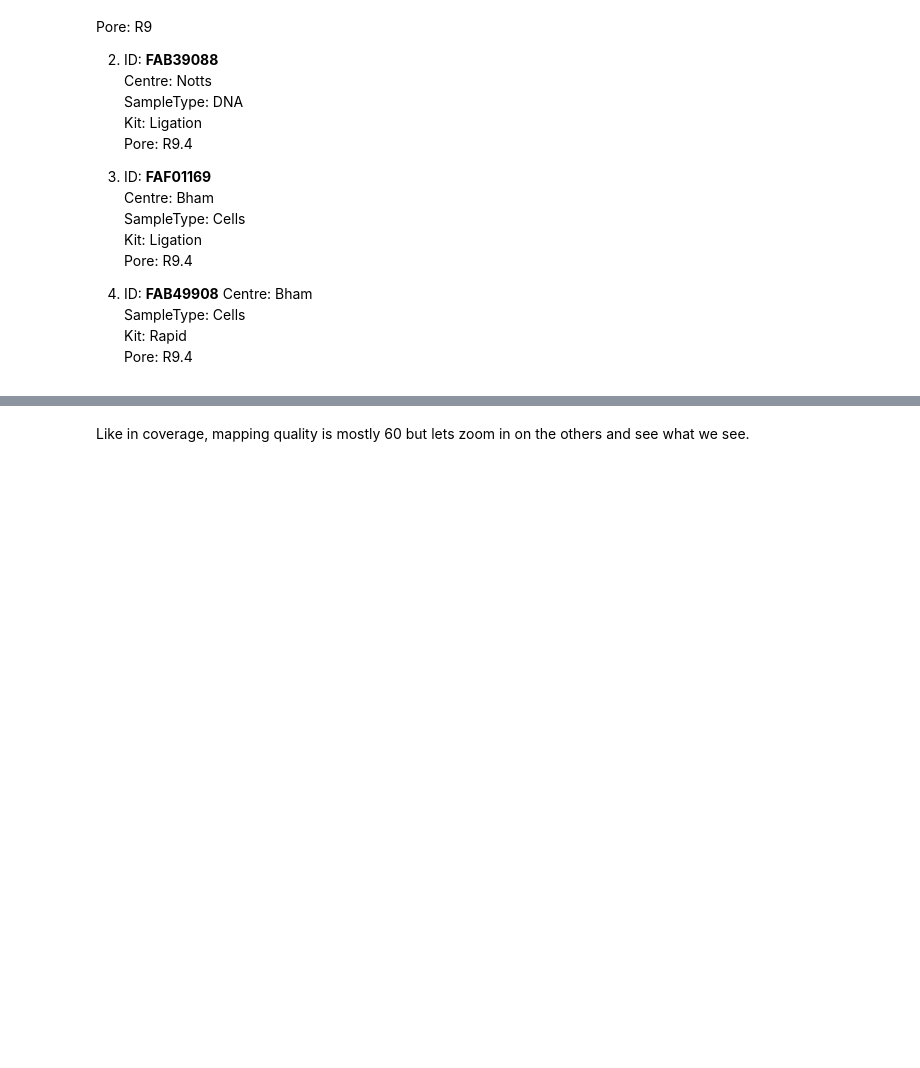
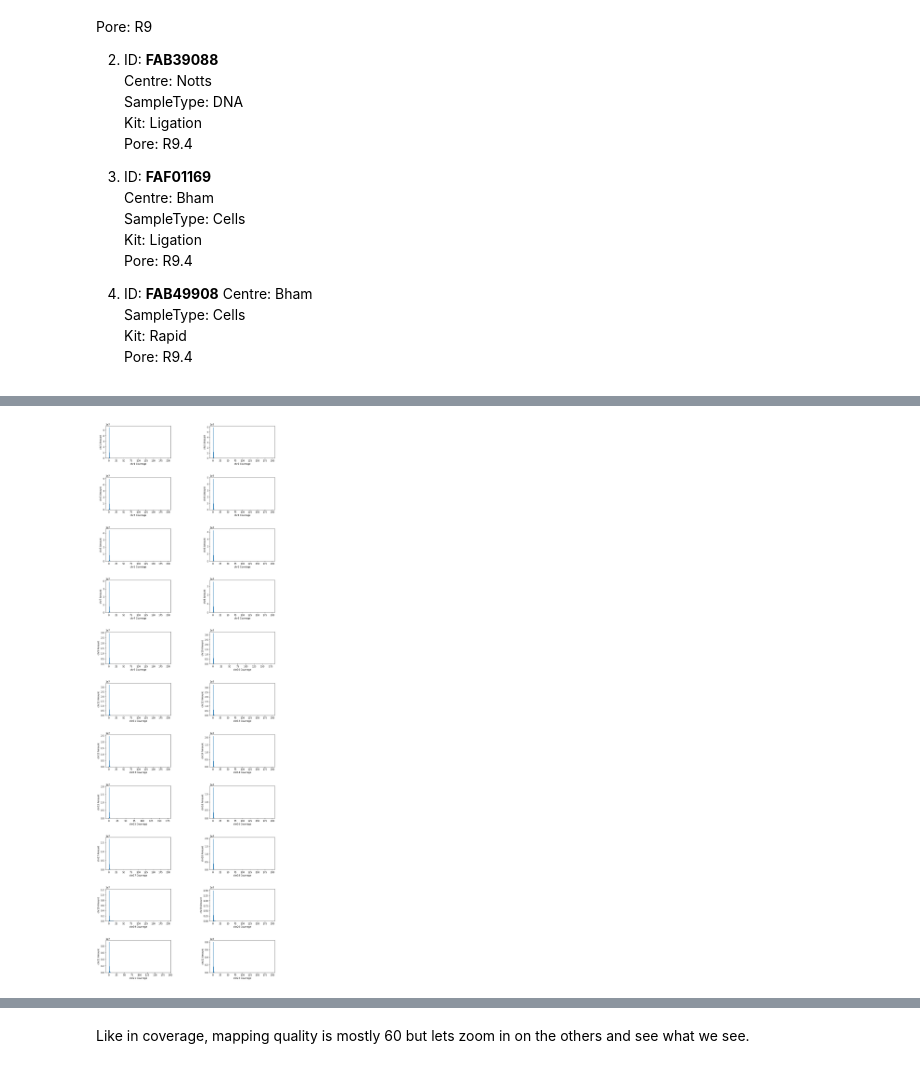
Before and after one commit to madelinehawkins/Research, a Jupyter notebook: Plotting/BAM_1/plotting.ipynb, the cells around one changed output, grey strips where cells are left out. Drawn from its saved outputs; the diff is of its cells as text; code cells hidden in the pictures; blank space fills up the shorter version.

Commit message:
Indels could still use some work

```diff
--- a/Plotting/BAM_1/plotting.ipynb
+++ b/Plotting/BAM_1/plotting.ipynb
@@ -34,8 +34,6 @@ import pandas as pd
 # %%
 """
 Madeline Hawkins
-
-TODO: Modify getStats to take in which chromosome we are interested in.
 
 BAM Class
 Functions for grabbing the Coverage, Frequency of Indels and Mismatches
@@ -47,11 +45,11 @@ class BAM:
     def __init__(self, bamFile):
         self.myBAM = bamFile
 
-    def getStats(self):
+    def getStats(self, chr_num):
         coverage = []
         mapping_quality = []
         indel = []
-        chromosome = 'chr1'
+        chromosome = 'chr' + str(chr_num)
         for pileup_col in self.myBAM.pileup(chromosome):
             tot_segments = pileup_col.nsegments
             for pileup_read in pileup_col.pileups:
@@ -71,9 +69,3 @@ class BAM:
             if tot_segments < 200:
                 coverage.append(tot_segments)
         return coverage, mapping_quality, indel
-
-
-bamFile = pysam.AlignmentFile('chr1/chr1.bam', 'rb')
-
-newBam = BAM(bamFile)
-coverage, mapping_quality, indel = newBam.getStats()
@@ -118,0 +72,14 @@ plt.show()
+# %%
+
+coverage = [0] * 22
+mapping_quality = [0] * 22
+indel = [0] * 22
+for i in range(0, 22):
+    # To account for zero indexing
+    curr_chromo = i + 1
+    path = 'chr' + str(curr_chromo) + '/chr' + str(curr_chromo) + '.bam'
+
+    bamFile = pysam.AlignmentFile(path, 'rb')
+
+    newBam = BAM(bamFile)
+    coverage[i], mapping_quality[i], indel[i] = newBam.getStats(curr_chromo)
@@ -118,0 +91,17 @@ plt.show()
+# %%
+fig, axs = plt.subplots(11,2,figsize=(15, 45))
+fig.subplots_adjust(left=0.2, wspace=0.6, hspace=0.6)
+# Set it to -1 to make code a little cleaner.
+l_side = -1
+for i in range(0, 22):
+    # Some math to set up where to position the plots
+    r_side = i % 2
+    if i % 2 == 0:
+        l_side += 1
+    axs[l_side, r_side].hist(coverage[i], bins=200)
+    axs[l_side, r_side].set_xlabel('chr' + str(i + 1) + ' Coverage')
+    axs[l_side, r_side].set_ylabel('chr' + str(i + 1) + ' Amount')
+
+plt.show()
+# %% [output]
+[figure, added]
```
Also changed, not shown: parts of 19 cells of this notebook.
